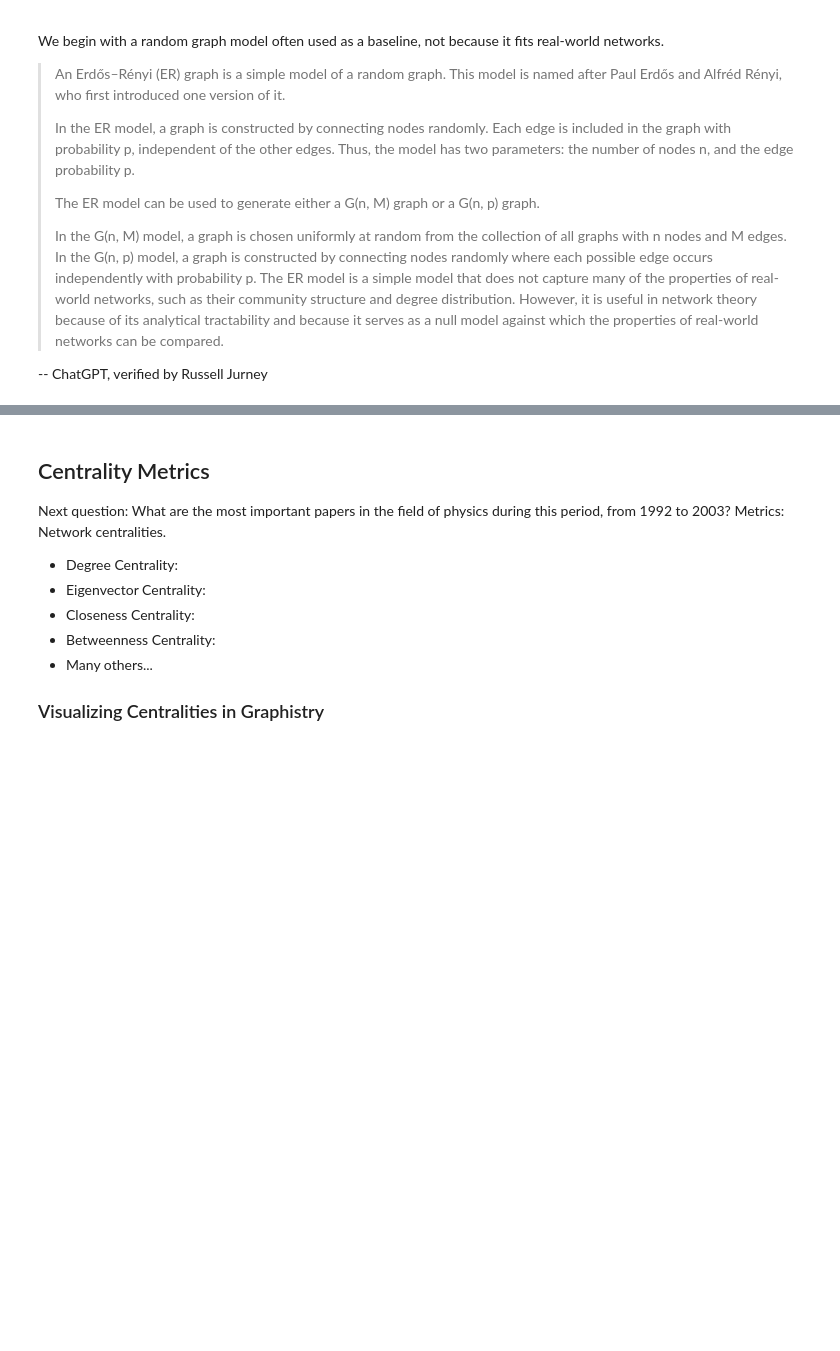
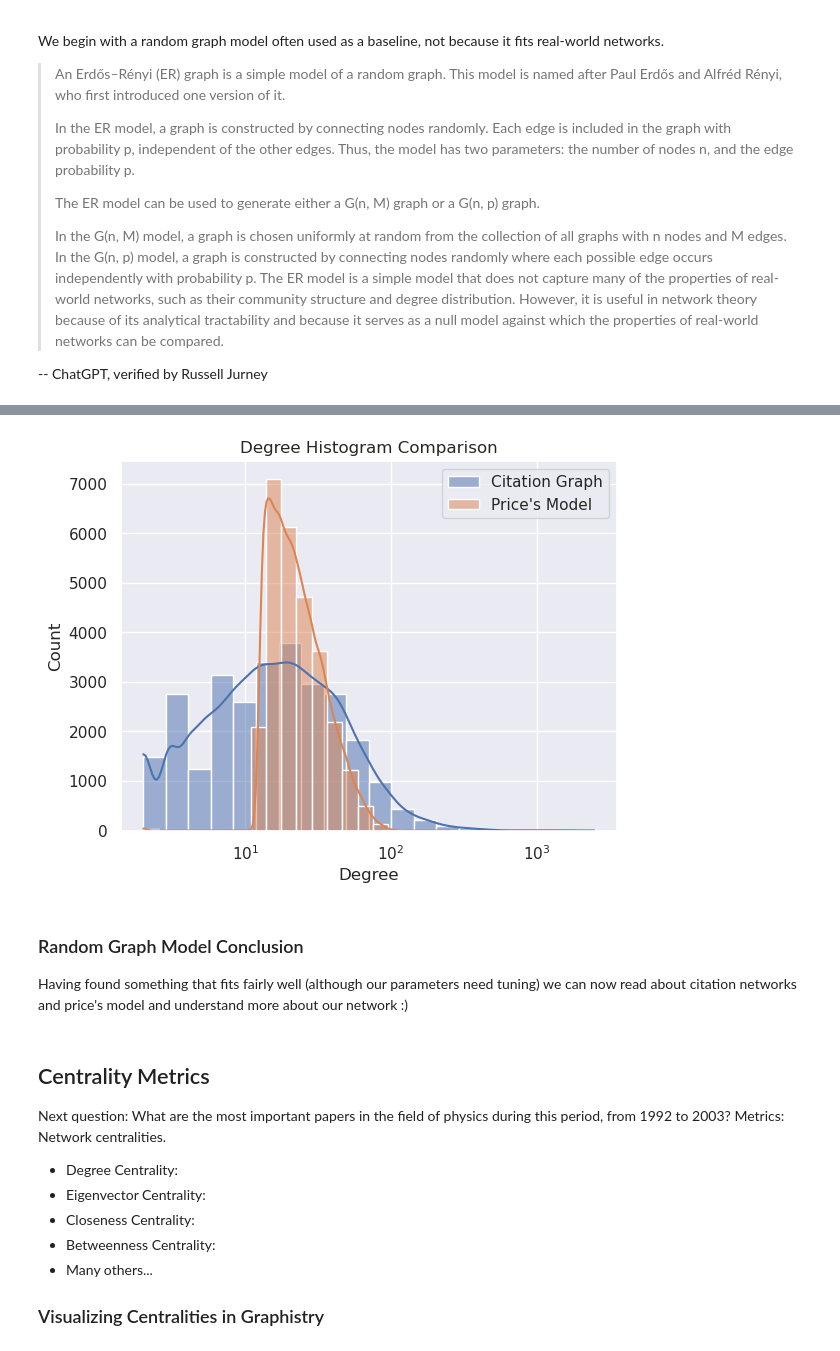
Before and after one commit to Graphlet-AI/graphml-class, a Jupyter notebook: Part 2 - Quantitative Networks - Social Network Analysis and Network Science.ipynb, the cells around one changed output, grey strips where cells are left out. Drawn from its saved outputs; the diff is of its cells as text; code cells hidden in the pictures; blank space fills up the shorter version.

```diff
--- a/Part 2 - Quantitative Networks - Social Network Analysis and Network Science.ipynb
+++ b/Part 2 - Quantitative Networks - Social Network Analysis and Network Science.ipynb
@@ -391,10 +416,18 @@ def citation_graph(n, m):
     return G
 # %%
 n = G.number_of_nodes()
-m = (G.number_of_edges() // n)
+m = (G.number_of_edges() // n)  # integer division
 
+# Note: this can take a while
 G_cite = citation_graph(n, m)
-plot_degrees(G, G_cite)
+
+plot_degrees(G, G_cite, "Price's Model")
+# %% [output]
+[figure, added]
+# %% [markdown]
+### Random Graph Model Conclusion
+
+Having found something that fits fairly well (although our parameters need tuning) we can now read about citation networks and price's model and understand more about our network :)
 # %% [markdown]
 ## Centrality Metrics
 
```
Also changed, not shown: parts of 10 cells of this notebook, 1 other file.
